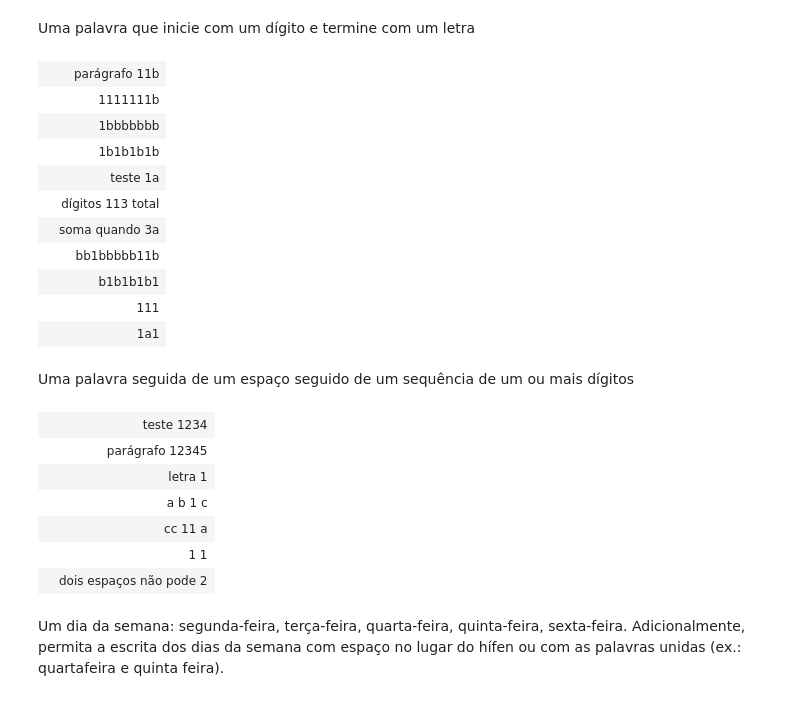
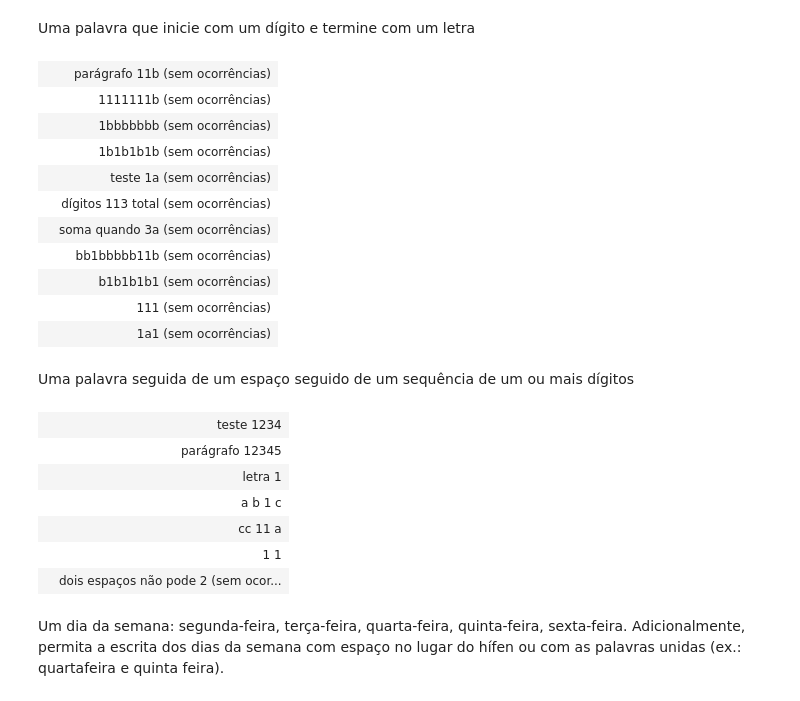
Before and after one commit to k3lvin-os/qads_execicio_obter_e_preparar_dados, a Jupyter notebook: QADS_Obtendo_e_Preparando_de_Dados_exercícios.ipynb, the cells around one changed output. Saved outputs shown, nothing was run; the diff lists cells and outputs as text; code cells hidden in the pictures.

```diff
--- a/QADS_Obtendo_e_Preparando_de_Dados_exercícios.ipynb
+++ b/QADS_Obtendo_e_Preparando_de_Dados_exercícios.ipynb
@@ -134,23 +134,23 @@ exercicio(5, r'')
 # %% [markdown]
 Uma palavra que inicie com um dígito e termine com um letra
 # %%
-exercicio(6, r'')
+exercicio(6, r'^\d\w$')
 # %% [output]
-|  | parágrafo 11b |
-|  | 1111111b |
-|  | 1bbbbbbb |
-|  | 1b1b1b1b |
-|  | teste 1a |
-|  | dígitos 113 total |
-|  | soma quando 3a |
-|  | bb1bbbbb11b |
-|  | b1b1b1b1 |
-|  | 111 |
-|  | 1a1 |
+|  | parágrafo 11b (sem ocorrências) |
+|  | 1111111b (sem ocorrências) |
+|  | 1bbbbbbb (sem ocorrências) |
+|  | 1b1b1b1b (sem ocorrências) |
+|  | teste 1a (sem ocorrências) |
+|  | dígitos 113 total (sem ocorrências) |
+|  | soma quando 3a (sem ocorrências) |
+|  | bb1bbbbb11b (sem ocorrências) |
+|  | b1b1b1b1 (sem ocorrências) |
+|  | 111 (sem ocorrências) |
+|  | 1a1 (sem ocorrências) |
 # %% [markdown]
 Uma palavra seguida de um espaço seguido de um sequência de um ou mais dígitos
 # %%
-exercicio(7, r'')
+exercicio(7, r'\w+\s\d+')
 # %% [output]
 |  | teste 1234 |
 |  | parágrafo 12345 |
@@ -158,6 +158,6 @@ exercicio(7, r'')
 |  | a b 1 c |
 |  | cc 11 a |
 |  | 1 1 |
-|  | dois espaços não pode 2 |
+|  | dois espaços não pode 2 (sem ocor... |
 # %% [markdown]
 Um dia da semana: segunda-feira, terça-feira, quarta-feira, quinta-feira, sexta-feira. Adicionalmente, permita a escrita dos dias da semana com espaço no lugar do hífen ou com as palavras unidas (ex.: quartafeira e quinta feira).
```
Also changed, not shown: parts of 9 cells of this notebook.
